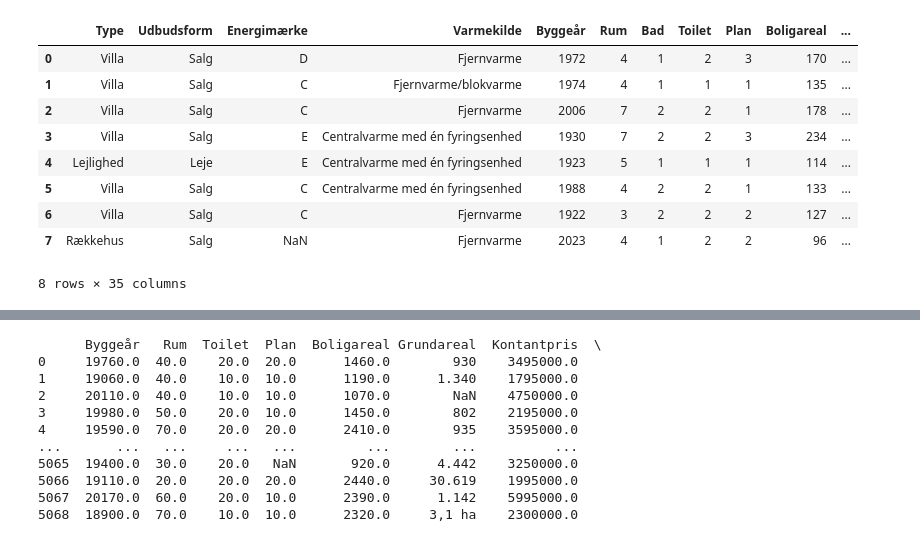
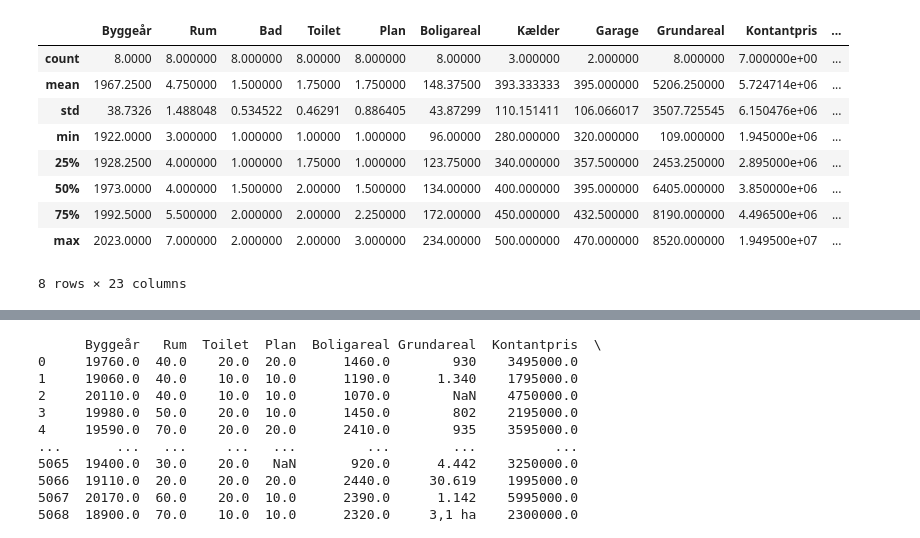
Before and after one commit to martinskafte321/Introduction-Social-Data-Science, a Jupyter notebook: Exam_project/Cleaning.ipynb, the cells around one changed output, grey strips where cells are left out. Saved outputs shown, nothing was run; the diff lists cells and outputs as text; code cells hidden in the pictures.

```diff
--- a/Exam_project/Cleaning.ipynb
+++ b/Exam_project/Cleaning.ipynb
@@ -1,23 +1,22 @@
 # %%
 import pandas as pd
 import numpy as np
 import re
 import matplotlib.pyplot as plt
 import seaborn as sns
 
 
 df = pd.read_csv('house_info_scraped_with_geo_codes.csv', thousands='.',sep=';',decimal=',') # Change to ,sep=','
-#df.describe()
-df
+df.describe()
 # %% [output]
-|  | Type | Udbudsform | Energimærke | Varmekilde | Byggeår | Rum | Bad | Toilet | Plan | Boligareal | ... |
-| 0 | Villa | Salg | D | Fjernvarme | 1972 | 4 | 1 | 2 | 3 | 170 | ... |
-| 1 | Villa | Salg | C | Fjernvarme/blokvarme | 1974 | 4 | 1 | 1 | 1 | 135 | ... |
-| 2 | Villa | Salg | C | Fjernvarme | 2006 | 7 | 2 | 2 | 1 | 178 | ... |
-| 3 | Villa | Salg | E | Centralvarme med én fyringsenhed | 1930 | 7 | 2 | 2 | 3 | 234 | ... |
-| 4 | Lejlighed | Leje | E | Centralvarme med én fyringsenhed | 1923 | 5 | 1 | 1 | 1 | 114 | ... |
-| 5 | Villa | Salg | C | Centralvarme med én fyringsenhed | 1988 | 4 | 2 | 2 | 1 | 133 | ... |
-| 6 | Villa | Salg | C | Fjernvarme | 1922 | 3 | 2 | 2 | 2 | 127 | ... |
-| 7 | Rækkehus | Salg | NaN | Fjernvarme | 2023 | 4 | 1 | 2 | 2 | 96 | ... |
+|  | Byggeår | Rum | Bad | Toilet | Plan | Boligareal | Kælder | Garage | Grundareal | Kontantpris | ... |
+| count | 8.0000 | 8.000000 | 8.000000 | 8.00000 | 8.000000 | 8.00000 | 3.000000 | 2.000000 | 8.000000 | 7.000000e+00 | ... |
+| mean | 1967.2500 | 4.750000 | 1.500000 | 1.75000 | 1.750000 | 148.37500 | 393.333333 | 395.000000 | 5206.250000 | 5.724714e+06 | ... |
+| std | 38.7326 | 1.488048 | 0.534522 | 0.46291 | 0.886405 | 43.87299 | 110.151411 | 106.066017 | 3507.725545 | 6.150476e+06 | ... |
+| min | 1922.0000 | 3.000000 | 1.000000 | 1.00000 | 1.000000 | 96.00000 | 280.000000 | 320.000000 | 109.000000 | 1.945000e+06 | ... |
+| 25% | 1928.2500 | 4.000000 | 1.000000 | 1.75000 | 1.000000 | 123.75000 | 340.000000 | 357.500000 | 2453.250000 | 2.895000e+06 | ... |
+| 50% | 1973.0000 | 4.000000 | 1.500000 | 2.00000 | 1.500000 | 134.00000 | 400.000000 | 395.000000 | 6405.000000 | 3.850000e+06 | ... |
+| 75% | 1992.5000 | 5.500000 | 2.000000 | 2.00000 | 2.250000 | 172.00000 | 450.000000 | 432.500000 | 8190.000000 | 4.496500e+06 | ... |
+| max | 2023.0000 | 7.000000 | 2.000000 | 2.00000 | 3.000000 | 234.00000 | 500.000000 | 470.000000 | 8520.000000 | 1.949500e+07 | ... |
-8 rows × 35 columns
+8 rows × 23 columns
 # %%
```
Also changed, not shown: parts of 2 cells of this notebook, 1 other file.
